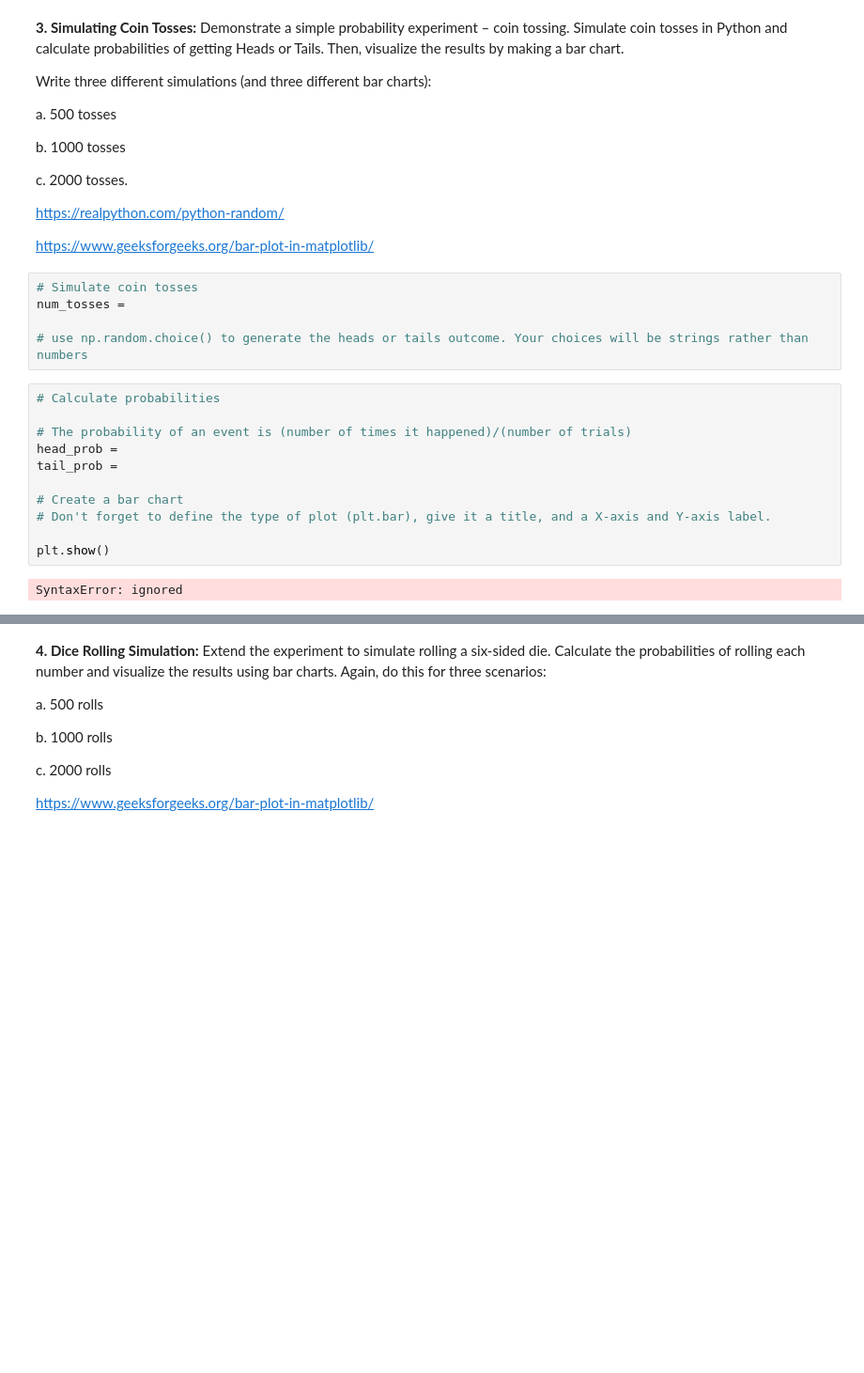
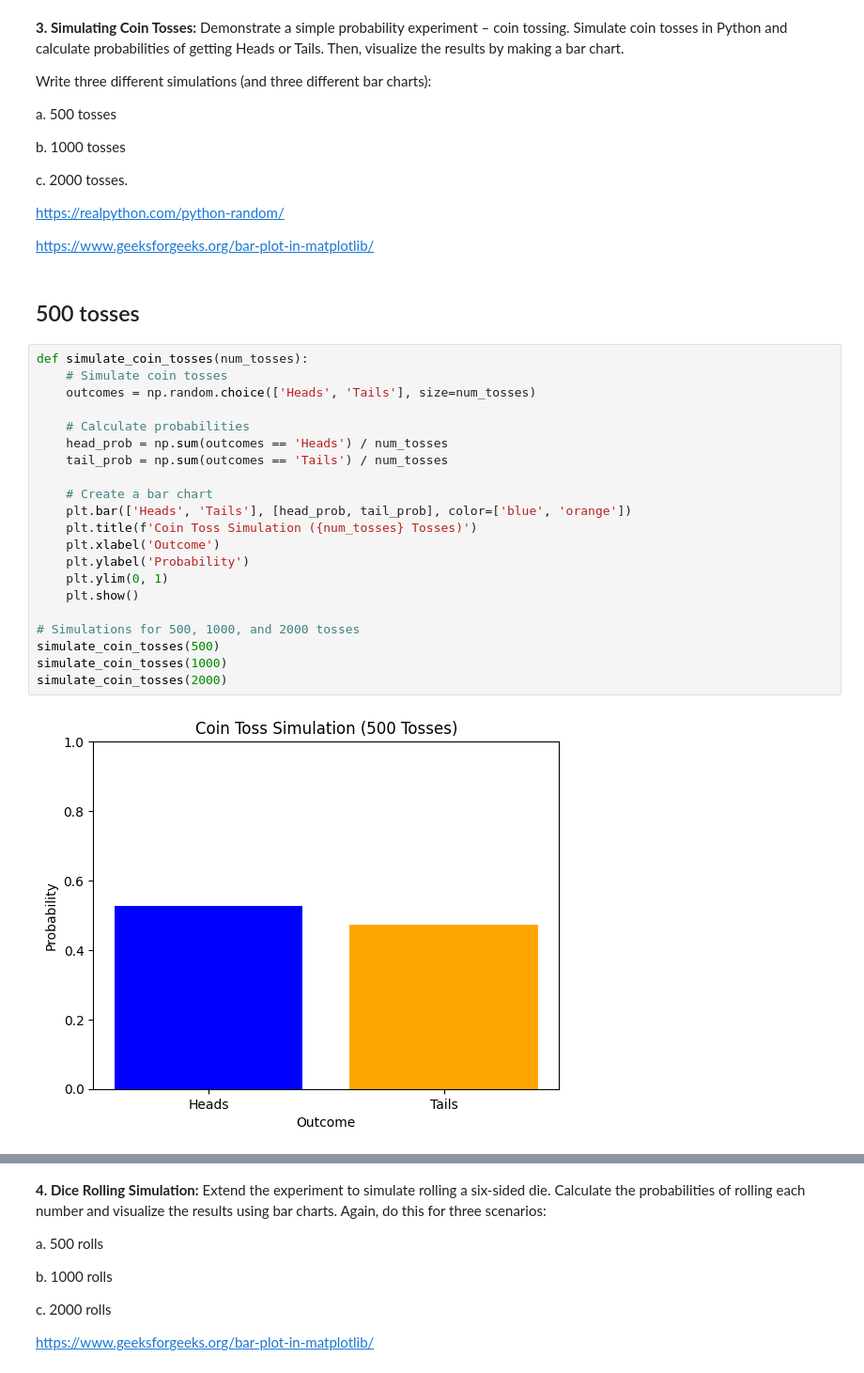
Before and after one commit to 2533Aryan/Deep-Learning, a Jupyter notebook: Lab 05/MTH354 Lab Assignment 5.ipynb, the cells around one changed output, grey strips where cells are left out. Shown at 94% size. Cells and saved outputs as stored; diff of their text form; blank space fills up the shorter version.

```diff
--- a/Lab 05/MTH354 Lab Assignment 5.ipynb
+++ b/Lab 05/MTH354 Lab Assignment 5.ipynb
@@ -74,21 +74,28 @@ c. 2000 tosses.
 https://realpython.com/python-random/
 
 https://www.geeksforgeeks.org/bar-plot-in-matplotlib/
-# %%
-# Simulate coin tosses
-num_tosses =
-
-# use np.random.choice() to generate the heads or tails outcome. Your choices will be strings rather than numbers
-# %%
-# Calculate probabilities
-
-# The probability of an event is (number of times it happened)/(number of trials)
-head_prob =
-tail_prob =
-
-# Create a bar chart
-# Don't forget to define the type of plot (plt.bar), give it a title, and a X-axis and Y-axis label.
-
-plt.show()
-# %% [output]
-SyntaxError: ignored
+# %% [markdown]
+## 500 tosses
+# %%
+def simulate_coin_tosses(num_tosses):
+    # Simulate coin tosses
+    outcomes = np.random.choice(['Heads', 'Tails'], size=num_tosses)
+
+    # Calculate probabilities
+    head_prob = np.sum(outcomes == 'Heads') / num_tosses
+    tail_prob = np.sum(outcomes == 'Tails') / num_tosses
+
+    # Create a bar chart
+    plt.bar(['Heads', 'Tails'], [head_prob, tail_prob], color=['blue', 'orange'])
+    plt.title(f'Coin Toss Simulation ({num_tosses} Tosses)')
+    plt.xlabel('Outcome')
+    plt.ylabel('Probability')
+    plt.ylim(0, 1)
+    plt.show()
+
+# Simulations for 500, 1000, and 2000 tosses
+simulate_coin_tosses(500)
+simulate_coin_tosses(1000)
+simulate_coin_tosses(2000)
+# %% [output]
+[figure, added]
```
Also changed, not shown: parts of 8 cells of this notebook.
